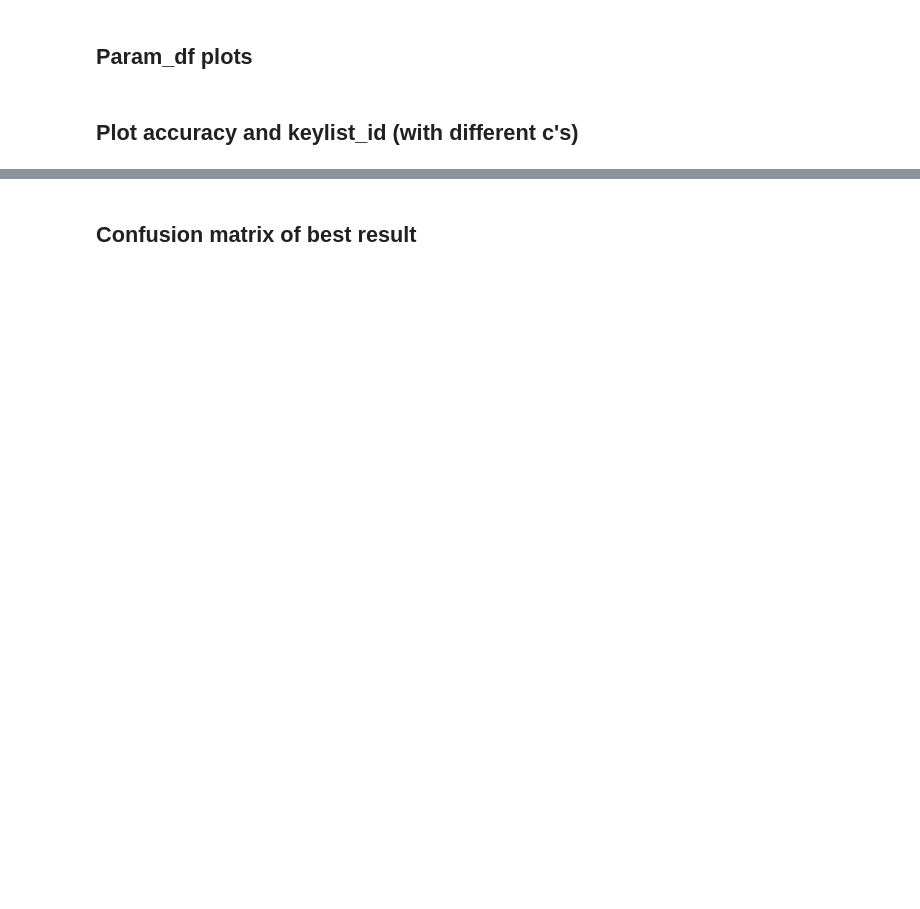
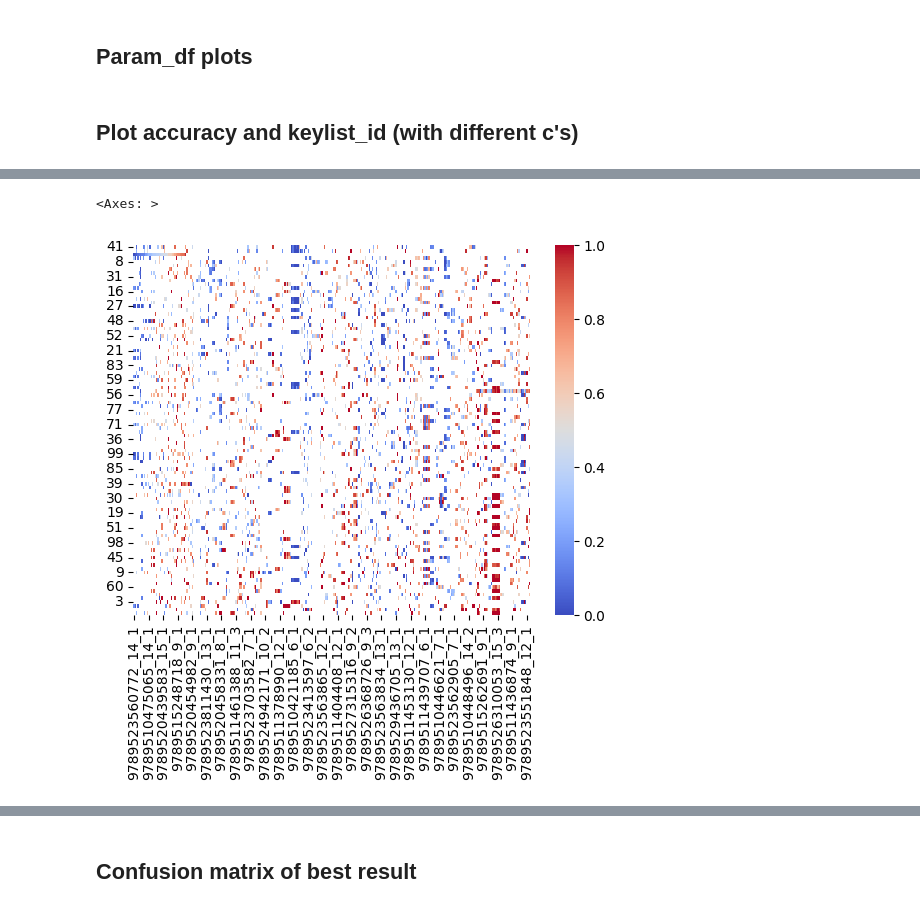
Before and after one commit to TurkuNLP/TCBC_feature_analysis, a Jupyter notebook: StudyTestResults_covoc.ipynb, the cells around one changed output, grey strips where cells are left out. Cells and saved outputs as stored; diff of their text form; code cells hidden in the pictures; blank space fills up the shorter version.

```diff
--- a/StudyTestResults_covoc.ipynb
+++ b/StudyTestResults_covoc.ipynb
@@ -246,0 +337,5 @@ getLineplotKeylistsSorted(param_df_ovr_hpfv, 25)
+# %%
+sns.heatmap(wrong_preds_df.sort_values(34, axis=1), cmap='coolwarm')
+# %% [output]
+<Axes: >
+[figure, added]
```
Also changed, not shown: parts of 43 cells of this notebook, 7 other files.
